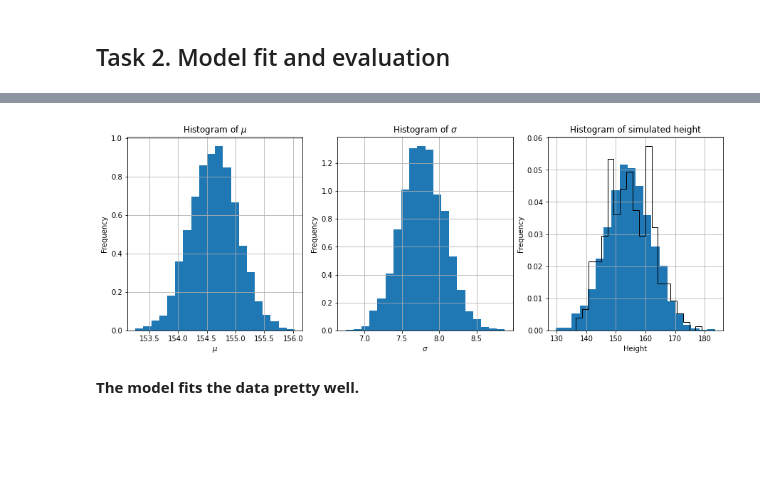
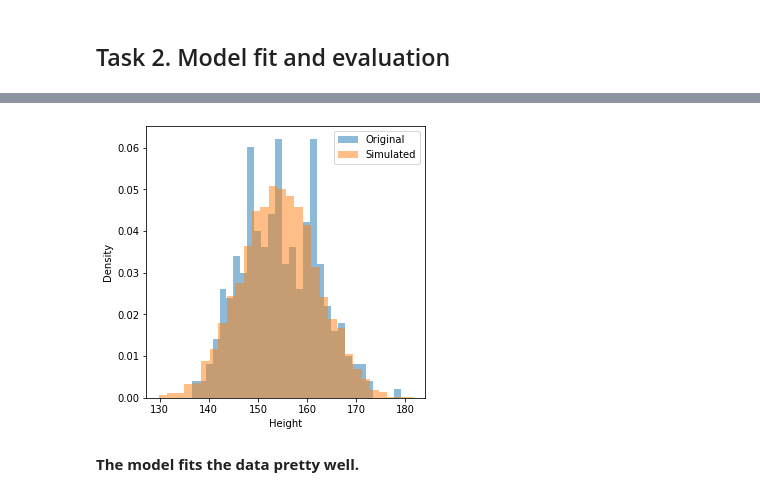
Before and after one commit to Artur-Mzyk/Data-Analytics, a Jupyter notebook: Lab4/lab4.ipynb, the cells around one changed output, grey strips where cells are left out. Cells and saved outputs as stored; diff of their text form; code cells hidden in the pictures; blank space fills up the shorter version.

```diff
--- a/Lab4/lab4.ipynb
+++ b/Lab4/lab4.ipynb
@@ -41,6 +40,7 @@ Error:
 # %%
 R = 1000
-mu_mu, mu_sig, sig_lbd = 175, 15, 0.07
+mu_mu, mu_sig, sig_lbd = 175, 15, 0.0667
+
 sim = model_ppc.sample(data={"mu_mu": mu_mu, "mu_sig": mu_sig, "sig_lbd": sig_lbd}, iter_sampling=R, iter_warmup=0, chains=1, fixed_param=True, seed=29042020, refresh=R)
 # %% [output]
 INFO:cmdstanpy:CmdStan start processing
@@ -101,5 +89,5 @@ rm -f /home/Lab4/height_1_fit.o
 # %%
-fit = model_1_fit.sample(data={"N": len(d), "heights": d.height.values}, seed=28052020)
+fit = model_1_fit.sample(data={"N": len(d), "heights": d.height.values, "mu_mu": mu_mu, "mu_sig": mu_sig, "sig_lbd": sig_lbd}, seed=28052020)
 # %% [output]
 INFO:cmdstanpy:CmdStan start processing
 chain 1 |          | 00:00 Status
@@ -130,11 +117,12 @@ plt.show()
 # %%
 plt.figure(figsize=(5, 5))
-plt.hist(d.height, bins=30, alpha=0.7, density=true, label="Original height")
-plt.hist(fit_pd.height, bins=30, alpha=0.7, density=true, label="Simulated height")
+plt.hist(d.height, bins=30, alpha=0.5, density=True, label="Original")
+plt.hist(fit_pd.height, bins=30, alpha=0.5, density=True, label="Simulated")
+plt.xlabel("Height"), plt.ylabel("Density")
 plt.legend()
 plt.show()
 # %% [output]
-[figure, old version]
+[figure, new version]
 # %% [markdown]
 **The model fits the data pretty well.**
 # %% [markdown]
```
Also changed, not shown: parts of 29 cells of this notebook, 12 other files.
